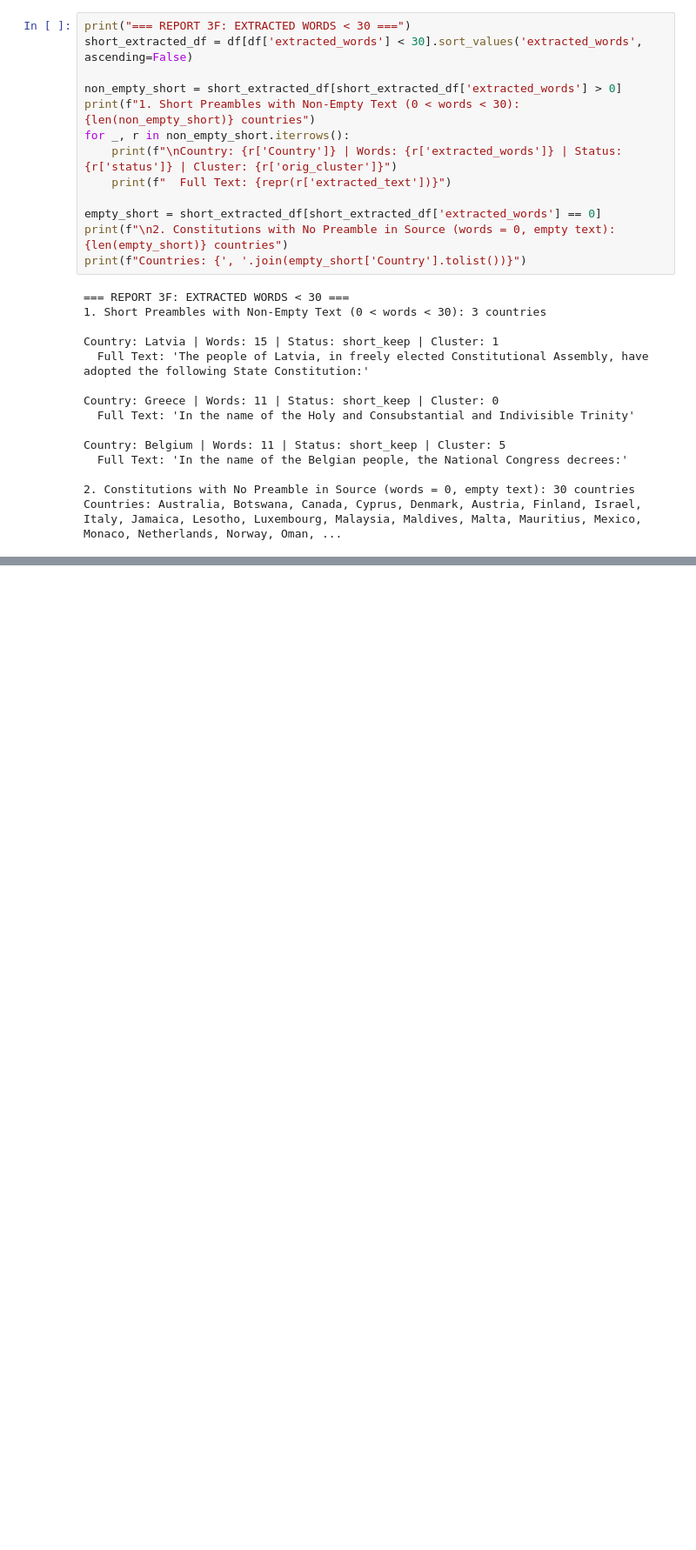
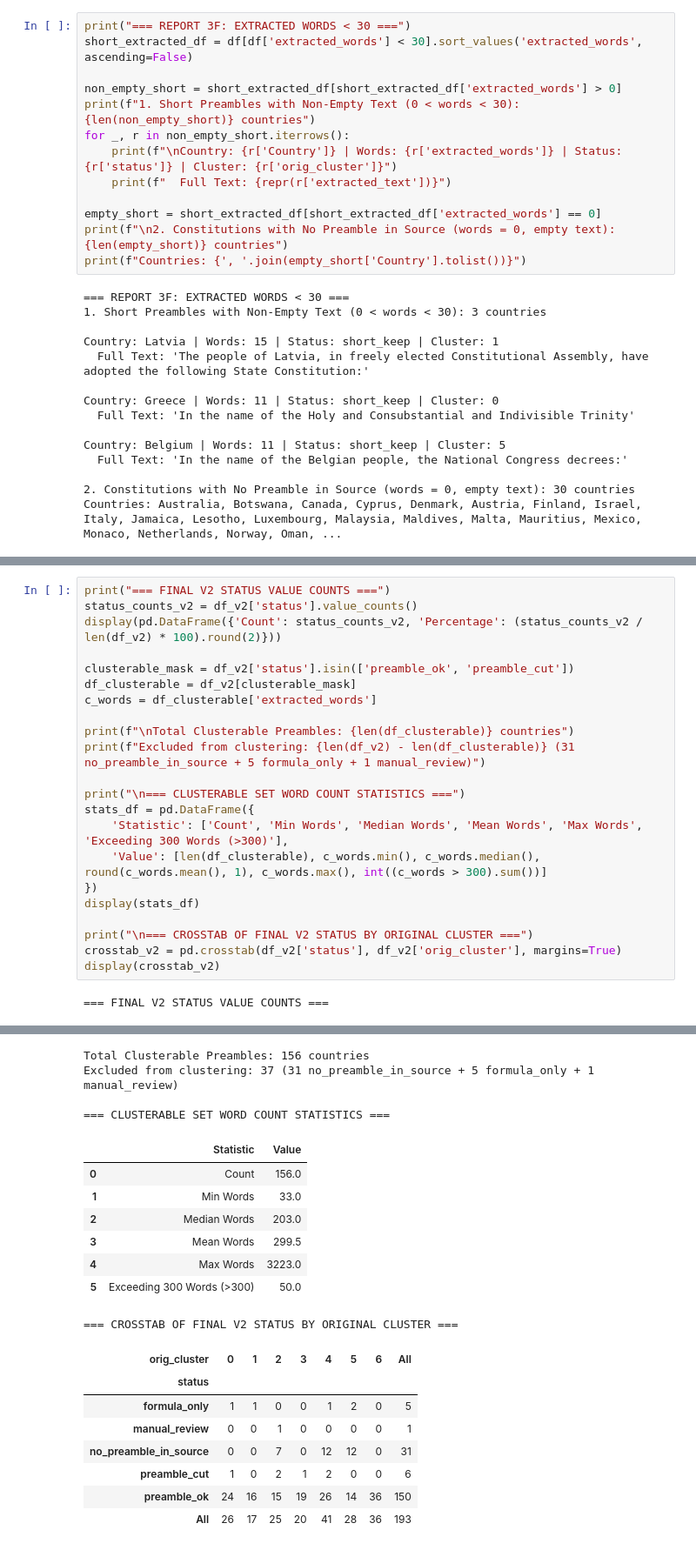
Before and after one commit to devpanchal2005/PreambleMap, a Jupyter notebook: notebooks/03_preamble_extraction.ipynb, the cells around one changed output, grey strips where cells are left out. Shown at 87% size. Cells and saved outputs as stored; diff of their text form; blank space fills up the shorter version.

Commit message:
Add draft preamble extraction v2

```diff
--- a/notebooks/03_preamble_extraction.ipynb
+++ b/notebooks/03_preamble_extraction.ipynb
@@ -451,0 +917,24 @@ Countries: Australia, Botswana, Canada, Cyprus, Denmark, Austria, Finland, Israe
+# %%
+print("=== FINAL V2 STATUS VALUE COUNTS ===")
+status_counts_v2 = df_v2['status'].value_counts()
+display(pd.DataFrame({'Count': status_counts_v2, 'Percentage': (status_counts_v2 / len(df_v2) * 100).round(2)}))
+
+clusterable_mask = df_v2['status'].isin(['preamble_ok', 'preamble_cut'])
+df_clusterable = df_v2[clusterable_mask]
+c_words = df_clusterable['extracted_words']
+
+print(f"\nTotal Clusterable Preambles: {len(df_clusterable)} countries")
+print(f"Excluded from clustering: {len(df_v2) - len(df_clusterable)} (31 no_preamble_in_source + 5 formula_only + 1 manual_review)")
+
+print("\n=== CLUSTERABLE SET WORD COUNT STATISTICS ===")
+stats_df = pd.DataFrame({
+    'Statistic': ['Count', 'Min Words', 'Median Words', 'Mean Words', 'Max Words', 'Exceeding 300 Words (>300)'],
+    'Value': [len(df_clusterable), c_words.min(), c_words.median(), round(c_words.mean(), 1), c_words.max(), int((c_words > 300).sum())]
+})
+display(stats_df)
+
+print("\n=== CROSSTAB OF FINAL V2 STATUS BY ORIGINAL CLUSTER ===")
+crosstab_v2 = pd.crosstab(df_v2['status'], df_v2['orig_cluster'], margins=True)
+display(crosstab_v2)
+# %% [output]
+=== FINAL V2 STATUS VALUE COUNTS ===
@@ -451,0 +948,20 @@ Countries: Australia, Botswana, Canada, Cyprus, Denmark, Austria, Finland, Israe
+Total Clusterable Preambles: 156 countries
+Excluded from clustering: 37 (31 no_preamble_in_source + 5 formula_only + 1 manual_review)
+
+=== CLUSTERABLE SET WORD COUNT STATISTICS ===
+|  | Statistic | Value |
+| 0 | Count | 156.0 |
+| 1 | Min Words | 33.0 |
+| 2 | Median Words | 203.0 |
+| 3 | Mean Words | 299.5 |
+| 4 | Max Words | 3223.0 |
+| 5 | Exceeding 300 Words (>300) | 50.0 |
+=== CROSSTAB OF FINAL V2 STATUS BY ORIGINAL CLUSTER ===
+| orig_cluster | 0 | 1 | 2 | 3 | 4 | 5 | 6 | All |
+| status |  |  |  |  |  |  |  |  |
+| formula_only | 1 | 1 | 0 | 0 | 1 | 2 | 0 | 5 |
+| manual_review | 0 | 0 | 1 | 0 | 0 | 0 | 0 | 1 |
+| no_preamble_in_source | 0 | 0 | 7 | 0 | 12 | 12 | 0 | 31 |
+| preamble_cut | 1 | 0 | 2 | 1 | 2 | 0 | 0 | 6 |
+| preamble_ok | 24 | 16 | 15 | 19 | 26 | 14 | 36 | 150 |
+| All | 26 | 17 | 25 | 20 | 41 | 28 | 36 | 193 |
```
Also changed, not shown: parts of 24 cells of this notebook, 1 other file.
